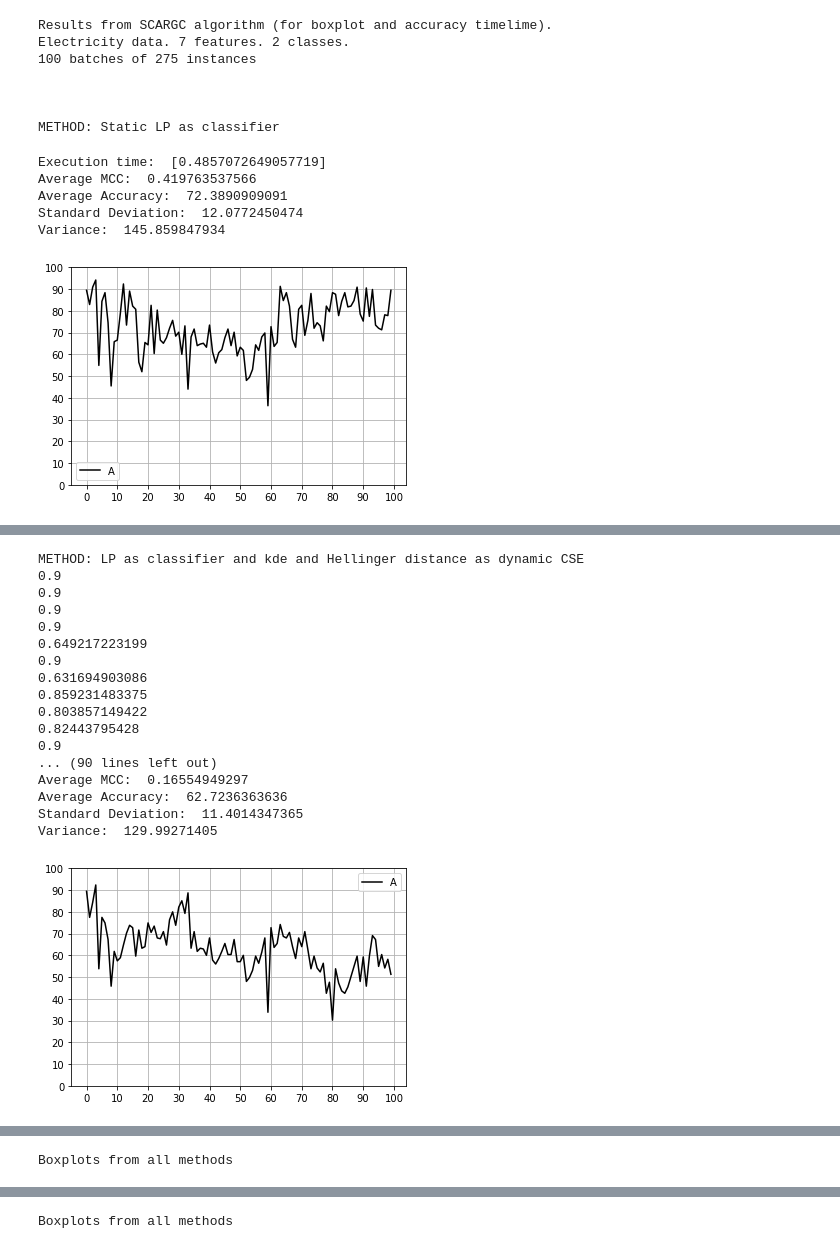
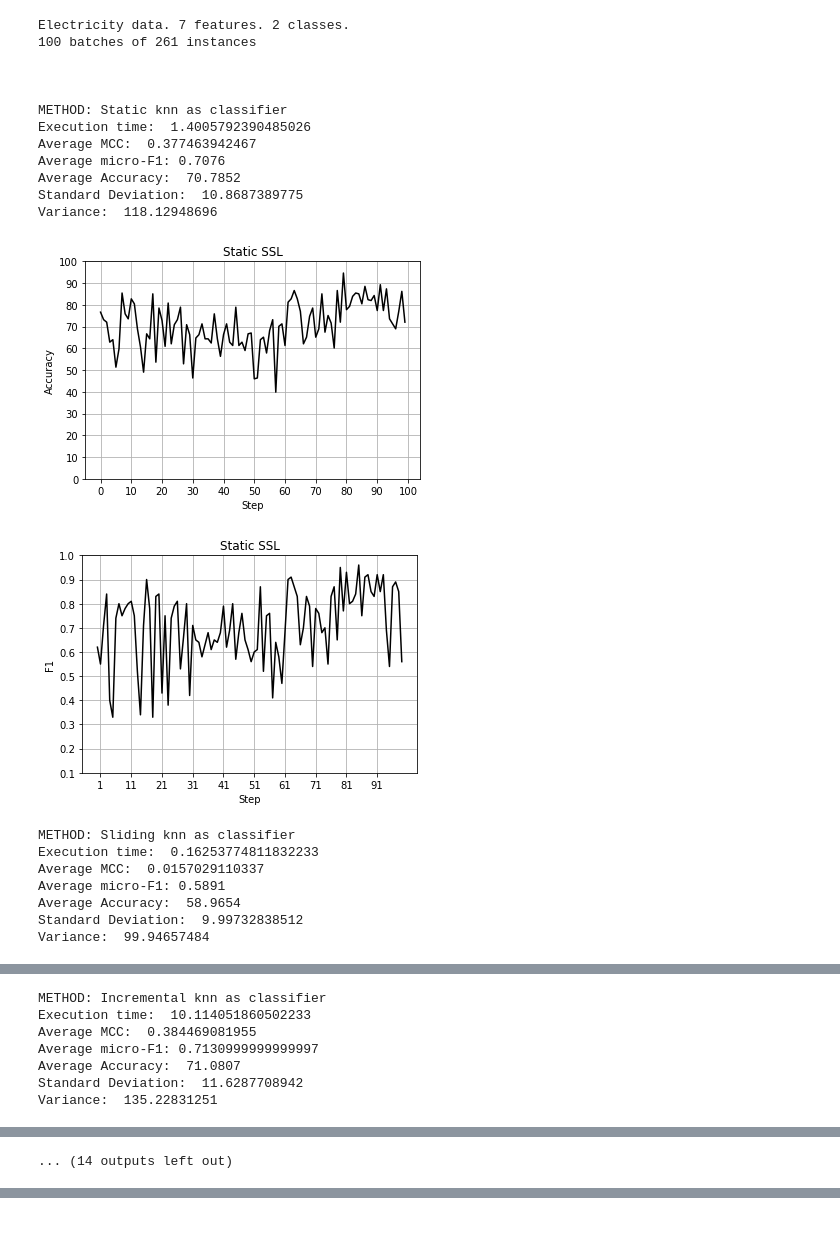
Before and after one commit to raulsenaferreira/Systems-Engineering, a Jupyter notebook: Dissertation/experiments/Datasets benchmarking/real/BATCH_MODE/Electricity _10D_2_classes.ipynb, the cells around one changed output, grey strips where cells are left out. Saved outputs shown, nothing was run; the diff lists cells and outputs as text; code cells hidden in the pictures.

```diff
--- a/Dissertation/experiments/Datasets benchmarking/real/BATCH_MODE/Electricity _10D_2_classes.ipynb
+++ b/Dissertation/experiments/Datasets benchmarking/real/BATCH_MODE/Electricity _10D_2_classes.ipynb
@@ -6,7 +6,7 @@ os.chdir(Path(os.getcwd()).resolve().parents[3])
 
 import setup
 from methods import runExperiments
-from methods import static_labelpropagation
+from methods import static_classifier
 from methods import amanda_dynamic
 from methods import amanda_fixed
 from methods import incremental_LN
@@ -42,7 +42,7 @@ def main():
     path = os.getcwd()+sep+'data'+sep
 
     # SETTINGS
-    sslClassifier = 'lp' # lp = label propagation, rf = random forests, cl = cluster and label, knn = k-nn, svm = svm
+    sslClassifier = 'knn' # lp = label propagation, rf = random forests, cl = cluster and label, knn = k-nn, svm = svm
     steps = 100
     poolSize = None
     isBatchMode = True # False = Stream
@@ -57,45 +57,53 @@ def main():
     labeledData = int(0.05*len(dataLabels))
 
     # Static SSL
-    experiments[0] = Experiment(static_labelpropagation, 2, clfName=sslClassifier)
+    experiments[0] = Experiment(static_classifier, 6, clfName=sslClassifier)
 
     # Sliding SSL
-    experiments[1] = Experiment(deslizante_LN, 2, clfName=sslClassifier)
+    experiments[1] = Experiment(deslizante_LN, 6, clfName=sslClassifier)
 
     # Incremental SSL
-    experiments[2] = Experiment(incremental_LN, 2, clfName=sslClassifier)
+    experiments[2] = Experiment(incremental_LN, 6, clfName=sslClassifier)
 
     # Proposed Method 1 (AMANDA - Fixed core extraction percentage)
-    experiments[3] = Experiment(amanda_fixed, 2, 0.9, "kde", sslClassifier)
+    experiments[3] = Experiment(amanda_fixed, 6, 0.6, "kde", sslClassifier)
 
     # Proposed method 2 (AMANDA - Dynamic core extraction percentage)
-    experiments[4] = Experiment(amanda_dynamic, 2, None, "kde", sslClassifier)
+    experiments[4] = Experiment(amanda_dynamic, 12, None, "kde", sslClassifier)
 
     # COMPOSE GMM (Python version)
-    experiments[5] = Experiment(compose_gmm_version, 2)
+    experiments[5] = Experiment(compose_gmm_version, 6)
 
     # levelIw matlab results
     predictionsLevelIw, originalAccsLevelIw, timeLevelIw = loadLevelResults(path, sep, 'elec2', steps)
     externalResults.append({"name":"Level IW", "predictions":predictionsLevelIw, "accuracies":originalAccsLevelIw, "time":timeLevelIw})
 
     # Run experiments
     runExperiments.run(dataValues, dataLabels, description, isBinaryClassification, isImbalanced,
                        experiments, steps, labeledData, isBatchMode, poolSize, externalResults)
 
 
 if __name__ == "__main__":
     main()
 # %% [output]
-Results from SCARGC algorithm (for boxplot and accuracy timelime).
 Electricity data. 7 features. 2 classes.
-100 batches of 275 instances
+100 batches of 261 instances
 
 
 
-METHOD: Static LP as classifier
+METHOD: Static knn as classifier
+Execution time:  1.4005792390485026
+Average MCC:  0.377463942467
+Average micro-F1: 0.7076
+Average Accuracy:  70.7852
+Standard Deviation:  10.8687389775
+Variance:  118.12948696
+[figure, new version]
+[figure, new version]
-Execution time:  [0.4857072649057719]
-Average MCC:  0.419763537566
-Average Accuracy:  72.3890909091
-Standard Deviation:  12.0772450474
-Variance:  145.859847934
+METHOD: Sliding knn as classifier
+Execution time:  0.16253774811832233
+Average MCC:  0.0157029110337
+Average micro-F1: 0.5891
+Average Accuracy:  58.9654
+Standard Deviation:  9.99732838512
+Variance:  99.94657484
-[figure, old version]
@@ -102,18 +112,7 @@ Variance:  145.859847934
-METHOD: LP as classifier and kde and Hellinger distance as dynamic CSE
-0.9
-0.9
-0.9
-0.9
-0.649217223199
-0.9
-0.631694903086
-0.859231483375
-0.803857149422
-0.82443795428
-0.9
-... (90 lines left out)
-Average MCC:  0.16554949297
-Average Accuracy:  62.7236363636
-Standard Deviation:  11.4014347365
-Variance:  129.99271405
+METHOD: Incremental knn as classifier
+Execution time:  10.114051860502233
+Average MCC:  0.384469081955
+Average micro-F1: 0.7130999999999997
+Average Accuracy:  71.0807
+Standard Deviation:  11.6287708942
+Variance:  135.22831251
-[figure, old version]
@@ -125 +130 @@ Variance:  4.93727549702
-Boxplots from all methods
+... (14 outputs left out)
@@ -127 +130,0 @@ Boxplots from all methods
-Boxplots from all methods
```
Also changed, not shown: parts of 1 cell of this notebook, 42 other files.
